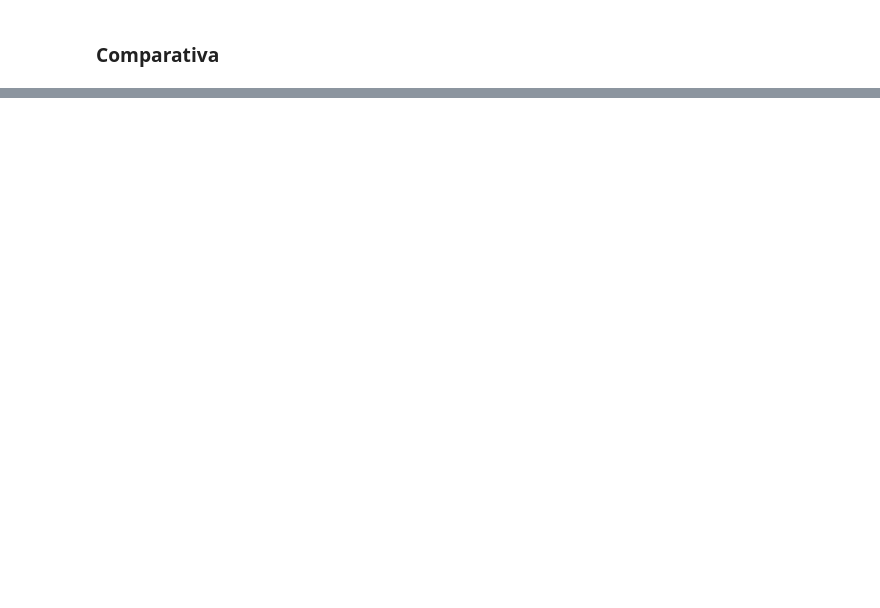
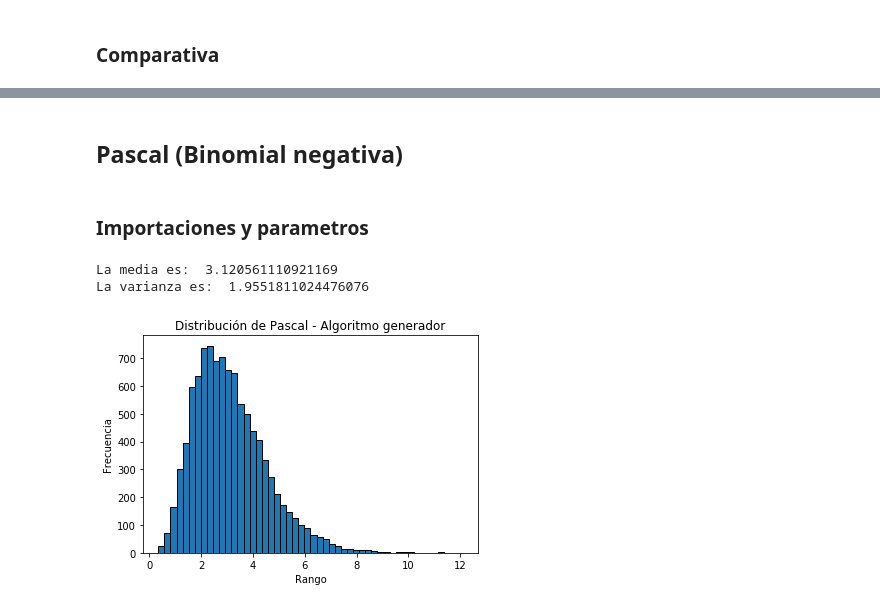
Before and after one commit to alejaz92/facultad, a Jupyter notebook: TP2.2.ipynb, the cells around one changed output, grey strips where cells are left out. Drawn from its saved outputs; the diff is of its cells as text; code cells hidden in the pictures; blank space fills up the shorter version.

```diff
--- a/TP2.2.ipynb
+++ b/TP2.2.ipynb
@@ -518,0 +530,38 @@ plt.show()
+# %% [markdown]
+## Pascal (Binomial negativa)
+# %% [markdown]
+### Importaciones y parametros
+# %%
+import numpy as np
+import matplotlib.pyplot as plt
+from math import log
+
+m = 10000 # nro de muestras
+k = 5 # nro de exitos necesarios
+q = 0.2 # 1 - probabilidad de exitos
+bins = 50
+# %%
+pas_x_arr = []
+for i in range(m):
+    tr = 1
+    qr = log(q)
+    for j in range(k):
+        r = np_method(1)
+        tr = tr * r[0]
+    x = log(tr) / qr
+    pas_x_arr.append(x)
+
+esp = np.mean(pas_x_arr)
+print("La media es: ", esp)
+var = np.var(pas_x_arr)
+print("La varianza es: ", var)
+plt.hist(pas_x_arr, bins, edgecolor= "black", label= "Algoritmo Generador")
+
+plt.title("Distribución de Pascal - Algoritmo generador")
+plt.xlabel("Rango")
+plt.ylabel("Frecuencia")
+plt.show()
+# %% [output]
+La media es:  3.120561110921169
+La varianza es:  1.9551811024476076
+[figure, added]
```
Also changed, not shown: parts of 10 cells of this notebook.
